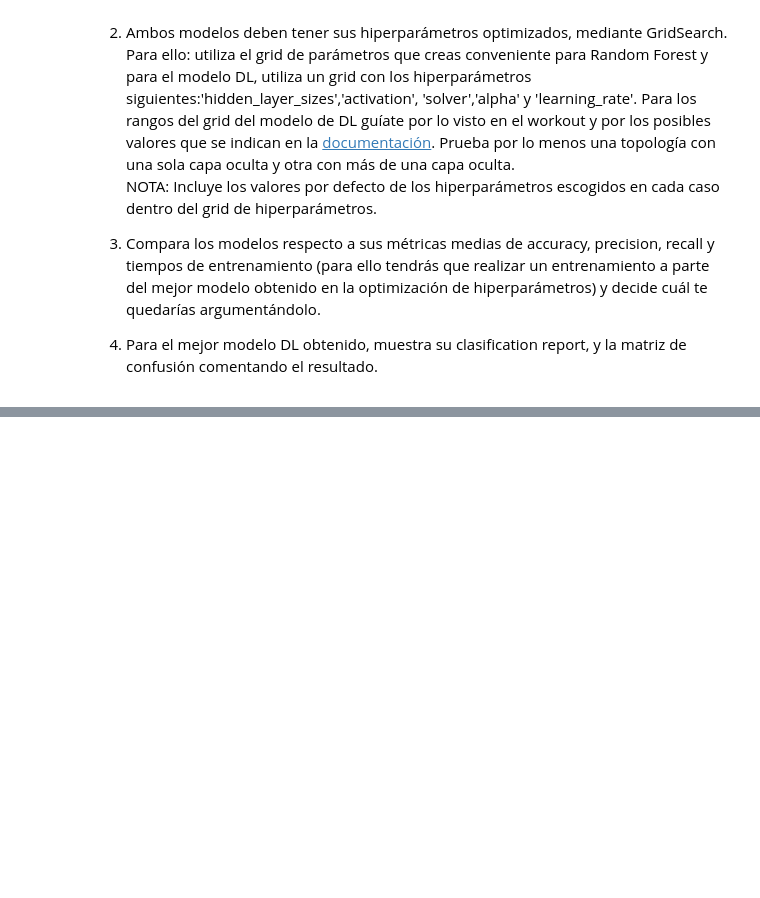
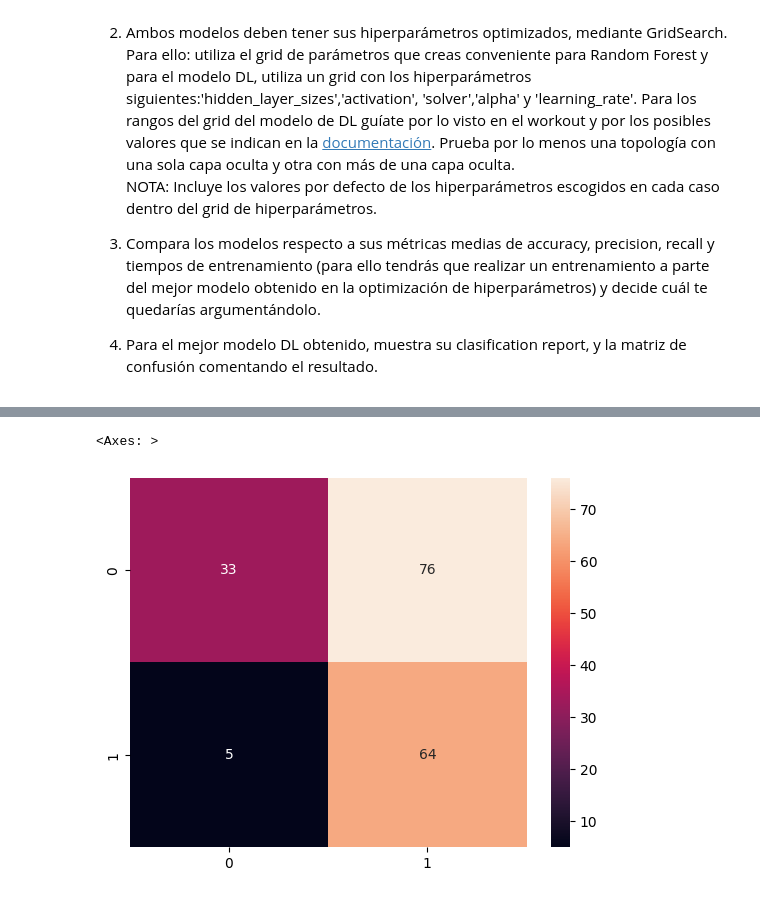
Before and after one commit to Cmonzon-94/ONLINE_DS_THEBRIDGE_Cmonzon, a Jupyter notebook: 05_Deep_Learning/Sprint_16/Unidad_01_Introduccion_Deep_Learning/Unidad_01/Practica_Obligatoria/18_Practica_Obligatoria_Introduccion_Deep_Learning.ipynb, the cells around one changed output, grey strips where cells are left out. Drawn from its saved outputs; the diff is of its cells as text; code cells hidden in the pictures; blank space fills up the shorter version.

```diff
--- a/05_Deep_Learning/Sprint_16/Unidad_01_Introduccion_Deep_Learning/Unidad_01/Practica_Obligatoria/18_Practica_Obligatoria_Introduccion_Deep_Learning.ipynb
+++ b/05_Deep_Learning/Sprint_16/Unidad_01_Introduccion_Deep_Learning/Unidad_01/Practica_Obligatoria/18_Practica_Obligatoria_Introduccion_Deep_Learning.ipynb
@@ -28,0 +206,5 @@ NOTA: Incluye los valores por defecto de los hiperparámetros escogidos en cada
+# %%
+scaler = StandardScaler()
+scaler.fit(X_train)
+X_train_scaled =scaler.transform(X_train)
+X_test_scaled =scaler.transform(X_test)
@@ -28,0 +232,5 @@ NOTA: Incluye los valores por defecto de los hiperparámetros escogidos en cada
+# %%
+rf_best= RandomForestClassifier(**rf_grid.best_params_)
+rf_best.fit(X_train,y_train)
+rf_best_predict=rf_best.predict(X_test)
+print(classification_report(y_test,rf_best_predict))
@@ -28,0 +246,16 @@ NOTA: Incluye los valores por defecto de los hiperparámetros escogidos en cada
+# %%
+param_grid = {
+    "hidden_layer_sizes": [(50,), (100,), (50, 50), (100, 50), (100, 100)],
+    "activation": ["relu", "tanh", "logistic"],
+    "solver": ["adam", "sgd", "lbfgs"],
+    "alpha": [0.001, 0.01, 0.1],
+    "learning_rate": ["constant", "adaptive", "invscaling"]
+}
+
+mlp = MLPClassifier(max_iter=700, random_state=42)
+
+mlp_grid = GridSearchCV(mlp, param_grid, cv=5, scoring="accuracy", n_jobs=-1)
+mlp_grid.fit(X_train_scaled, y_train)
+
+print("Mejores parámetros:", mlp_grid.best_params_)
+print("Mejor Accuracy Score:", mlp_grid.best_score_)
@@ -28,0 +265,5 @@ NOTA: Incluye los valores por defecto de los hiperparámetros escogidos en cada
+# %%
+mlp_best= MLPClassifier(**mlp_grid.best_params_)
+mlp_best.fit(X_train,y_train)
+mlp_best_predict=mlp_best.predict(X_test)
+print(classification_report(y_test,mlp_best_predict))
@@ -28,0 +279,5 @@ NOTA: Incluye los valores por defecto de los hiperparámetros escogidos en cada
+# %%
+sns.heatmap(confusion_matrix(y_test,mlp_best_predict),annot=True)
+# %% [output]
+<Axes: >
+[figure, added]
```
Also changed, not shown: parts of 20 cells of this notebook, 3 other files.
